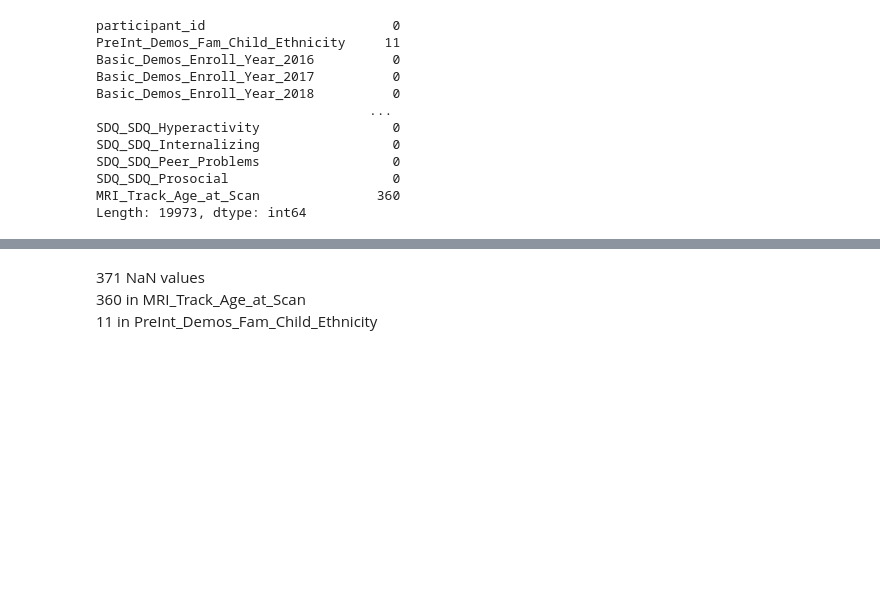
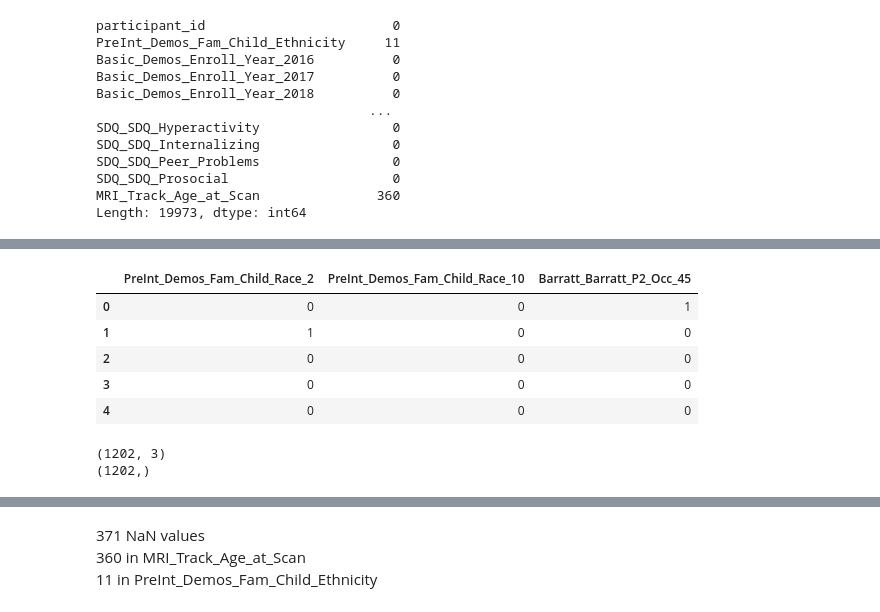
Before and after one commit to UCLA-BTT-Team21/UCLA_WiDs_Team-21, a Jupyter notebook: maya-explore.ipynb, the cells around one changed output, grey strips where cells are left out. Drawn from its saved outputs; the diff is of its cells as text; code cells hidden in the pictures; blank space fills up the shorter version.

```diff
--- a/maya-explore.ipynb
+++ b/maya-explore.ipynb
@@ -408,0 +414,8 @@ Length: 19973, dtype: int64
+# %%
+# Accessing all rows where PreInt_Demos_Fam_Child_Ethnicity is null, will predict with this data
+rows_with_null_PiDFCE = train_df[train_df['PreInt_Demos_Fam_Child_Ethnicity'].isna()]
+
+test_rows_with_null_PiDFCE = test_df[test_df['PreInt_Demos_Fam_Child_Ethnicity'].isna()]
+
+# Filling in null values of other cols with mean from full training data
+rows_with_null_PiDFCE.fillna({'MRI_Track_Age_at_Scan':train_df['MRI_Track_Age_at_Scan'].mean()}, inplace = True)
@@ -408,0 +456,11 @@ Length: 19973, dtype: int64
+# %%
+# Creating training dataset to predict null values
+
+# Dataframe without null values in PiDFCE column
+train_PiDFCE_df = train_df[~train_df.index.isin(rows_with_null_PiDFCE.index)]
+
+# Fill in other null column with mean
+train_PiDFCE_df.fillna({'MRI_Track_Age_at_Scan':train_df['MRI_Track_Age_at_Scan'].mean()}, inplace = True)
+
+# Xtrain = all columns besides train d
+# Ytrain = pidfce from train_df.drop rows with ull pidfce
@@ -408,0 +509,11 @@ Length: 19973, dtype: int64
+# %%
+cols_to_include = ['PreInt_Demos_Fam_Child_Race_2', 'PreInt_Demos_Fam_Child_Race_10', 'Barratt_Barratt_P2_Occ_45']
+# %%
+train_PiDFCE_df[cols_to_include].head()
+# %% [output]
+|  | PreInt_Demos_Fam_Child_Race_2 | PreInt_Demos_Fam_Child_Race_10 | Barratt_Barratt_P2_Occ_45 |
+| 0 | 0 | 0 | 1 |
+| 1 | 1 | 0 | 0 |
+| 2 | 0 | 0 | 0 |
+| 3 | 0 | 0 | 0 |
+| 4 | 0 | 0 | 0 |
@@ -408,0 +529,6 @@ Length: 19973, dtype: int64
+# %%
+print(X.shape)
+print(y.shape)
+# %% [output]
+(1202, 3)
+(1202,)
```
Also changed, not shown: parts of 42 cells of this notebook.
